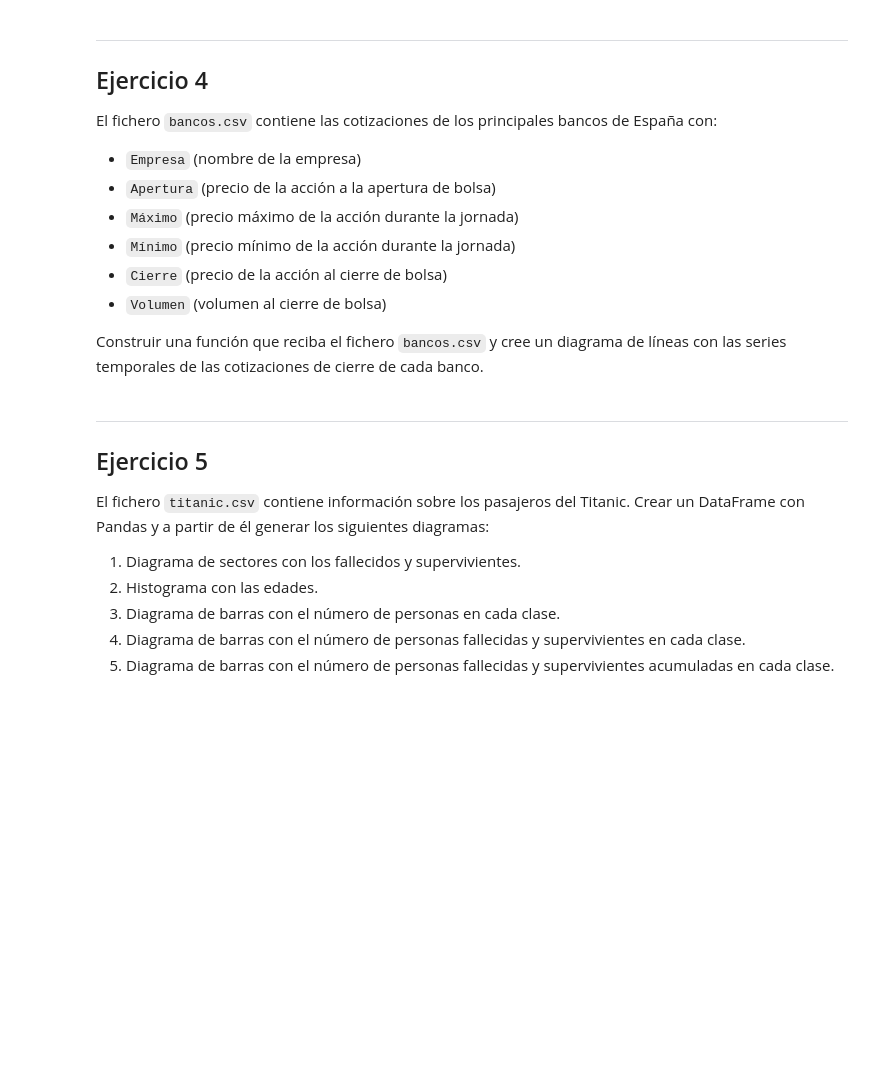
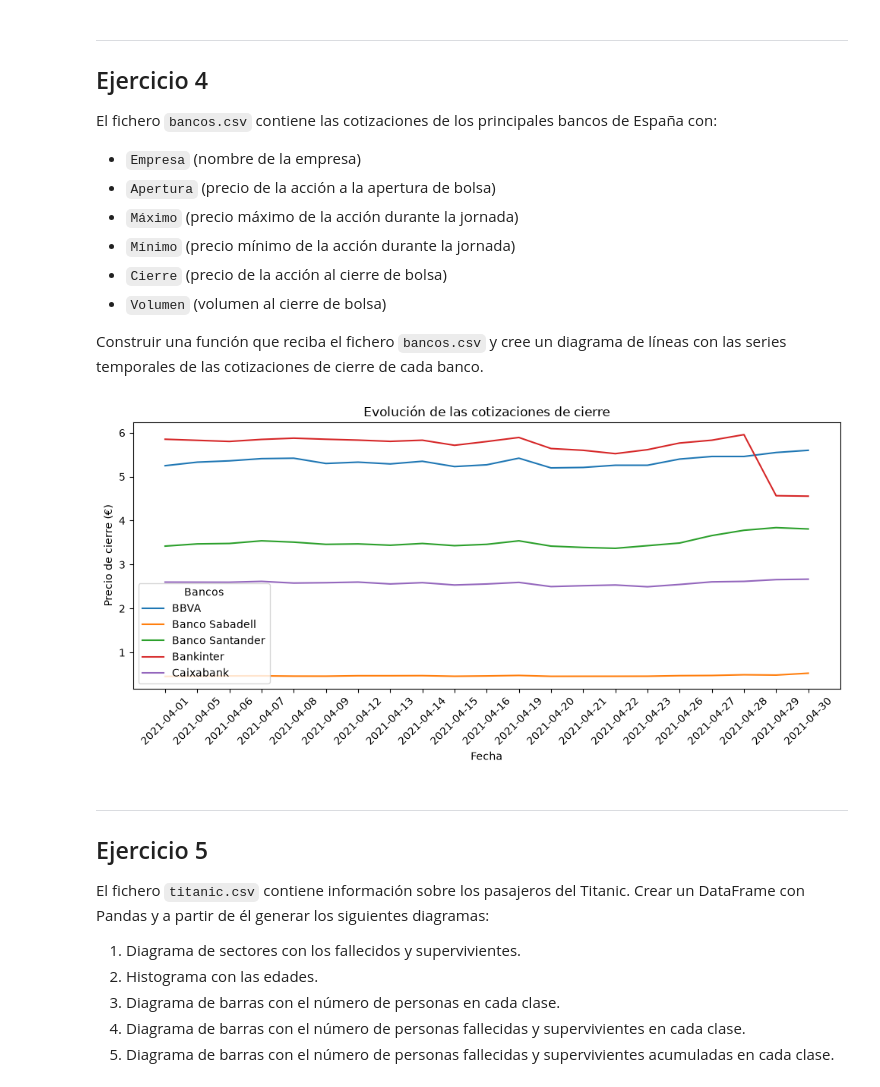
Before and after one commit to VictorFigueroa-IesPsur/PIA-MIA, a Jupyter notebook: Python/Estadistica_Python/matplotlib/Ejercicios_con_Matplotlib.ipynb, the cells around one changed output. Cells and saved outputs as stored; diff of their text form; code cells hidden in the pictures; blank space fills up the shorter version.

```diff
--- a/Python/Estadistica_Python/matplotlib/Ejercicios_con_Matplotlib.ipynb
+++ b/Python/Estadistica_Python/matplotlib/Ejercicios_con_Matplotlib.ipynb
@@ -96,3 +94,20 @@ Construir una función que reciba el fichero `bancos.csv` y cree un diagrama de
+# %%
+df_bancos = pd.read_csv('bancos.csv')
+
+fig, ax = plt.subplots(figsize=(10, 5))
+
+for empresa, datos in df_bancos.groupby('Empresa'):
+    ax.plot(datos['Fecha'], datos['Cierre'], label=empresa)
+
+ax.set_title("Evolución de las cotizaciones de cierre")
+ax.set_xlabel("Fecha")
+ax.set_ylabel("Precio de cierre (€)")
+ax.legend(title="Bancos")
+plt.xticks(rotation=45)
+plt.tight_layout()
+plt.show()
+# %% [output]
+[figure, added]
 # %% [markdown]
 ---
 ## Ejercicio 5
```
Also changed, not shown: parts of 20 cells of this notebook, 5 other files.
